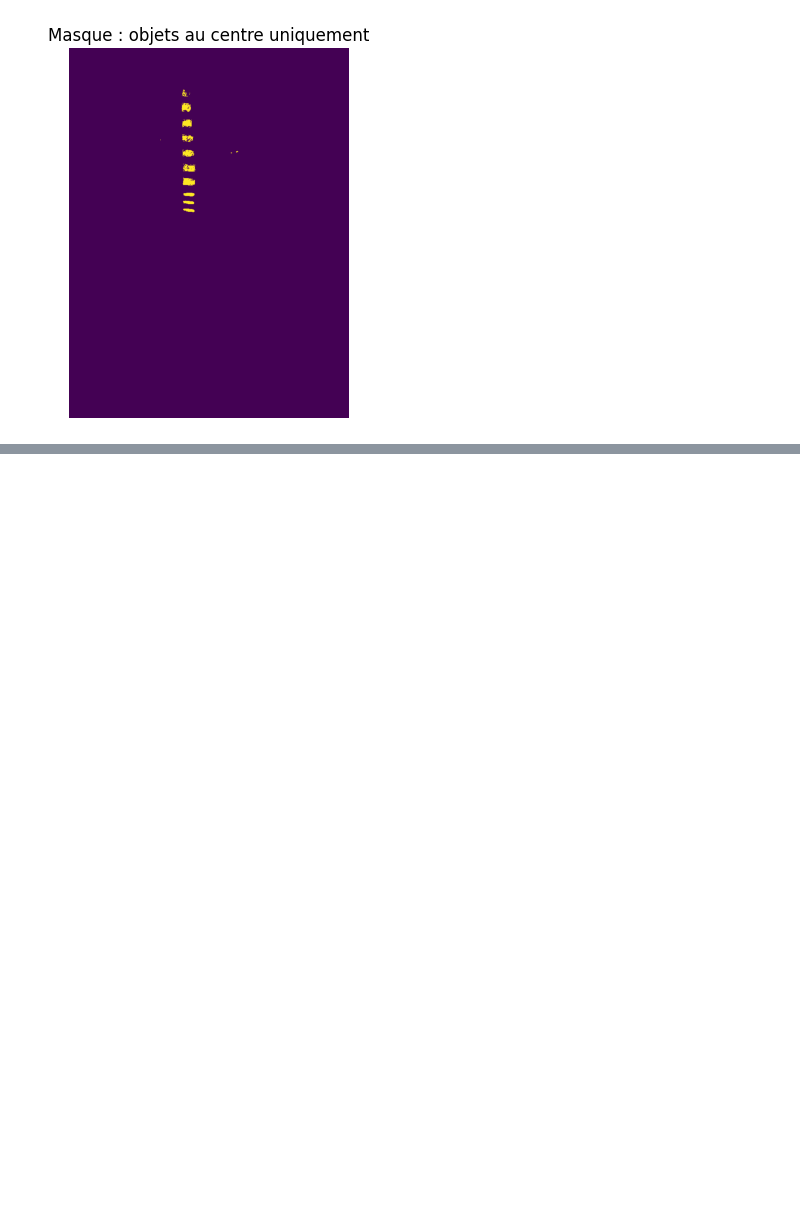
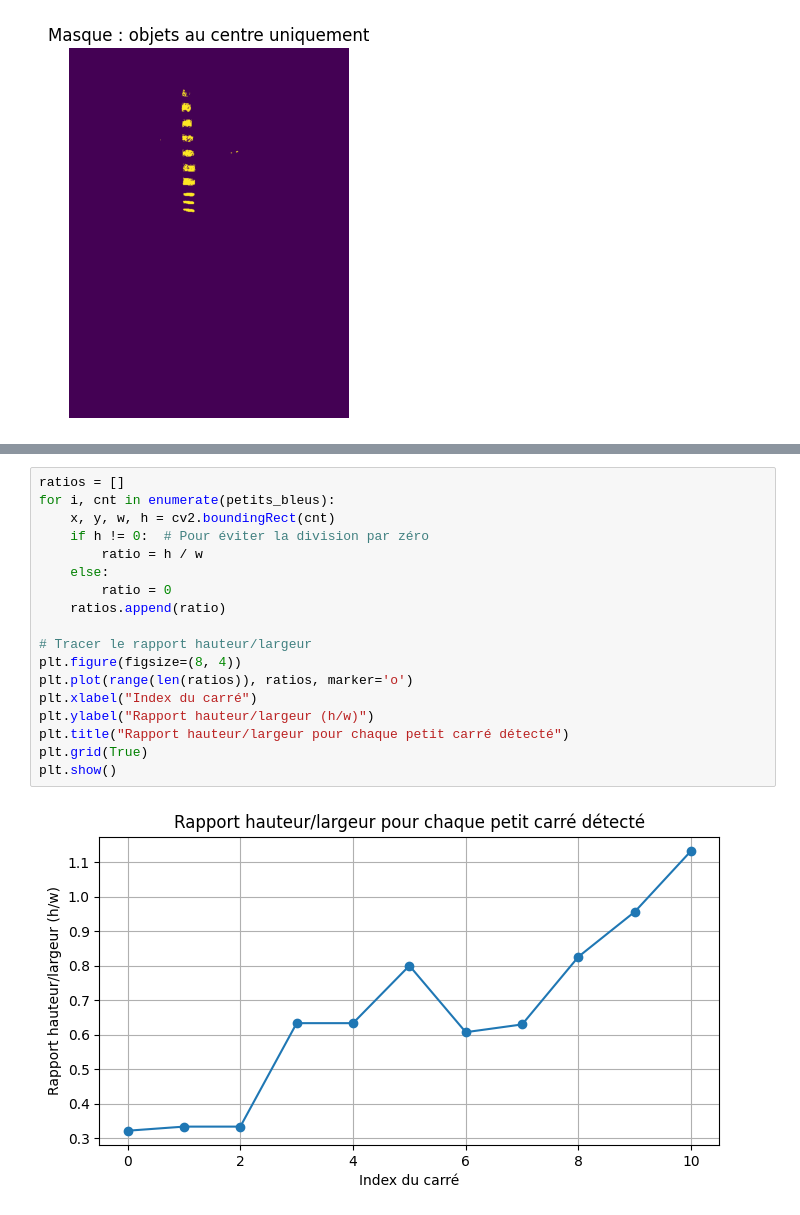
Before and after one commit to Riveo-hydro/WaterRulerVision, a Jupyter notebook: src/openCV/main.ipynb, the cells around one changed output, grey strips where cells are left out. Drawn from its saved outputs; the diff is of its cells as text; blank space fills up the shorter version.

```diff
--- a/src/openCV/main.ipynb
+++ b/src/openCV/main.ipynb
@@ -89,0 +93,20 @@ Nombre de groupes fusionnés : 10
+# %%
+ratios = []
+for i, cnt in enumerate(petits_bleus):
+    x, y, w, h = cv2.boundingRect(cnt)
+    if h != 0:  # Pour éviter la division par zéro
+        ratio = h / w
+    else:
+        ratio = 0
+    ratios.append(ratio)
+
+# Tracer le rapport hauteur/largeur
+plt.figure(figsize=(8, 4))
+plt.plot(range(len(ratios)), ratios, marker='o')
+plt.xlabel("Index du carré")
+plt.ylabel("Rapport hauteur/largeur (h/w)")
+plt.title("Rapport hauteur/largeur pour chaque petit carré détecté")
+plt.grid(True)
+plt.show()
+# %% [output]
+[figure, added]
```
Also changed, not shown: parts of 5 cells of this notebook.
